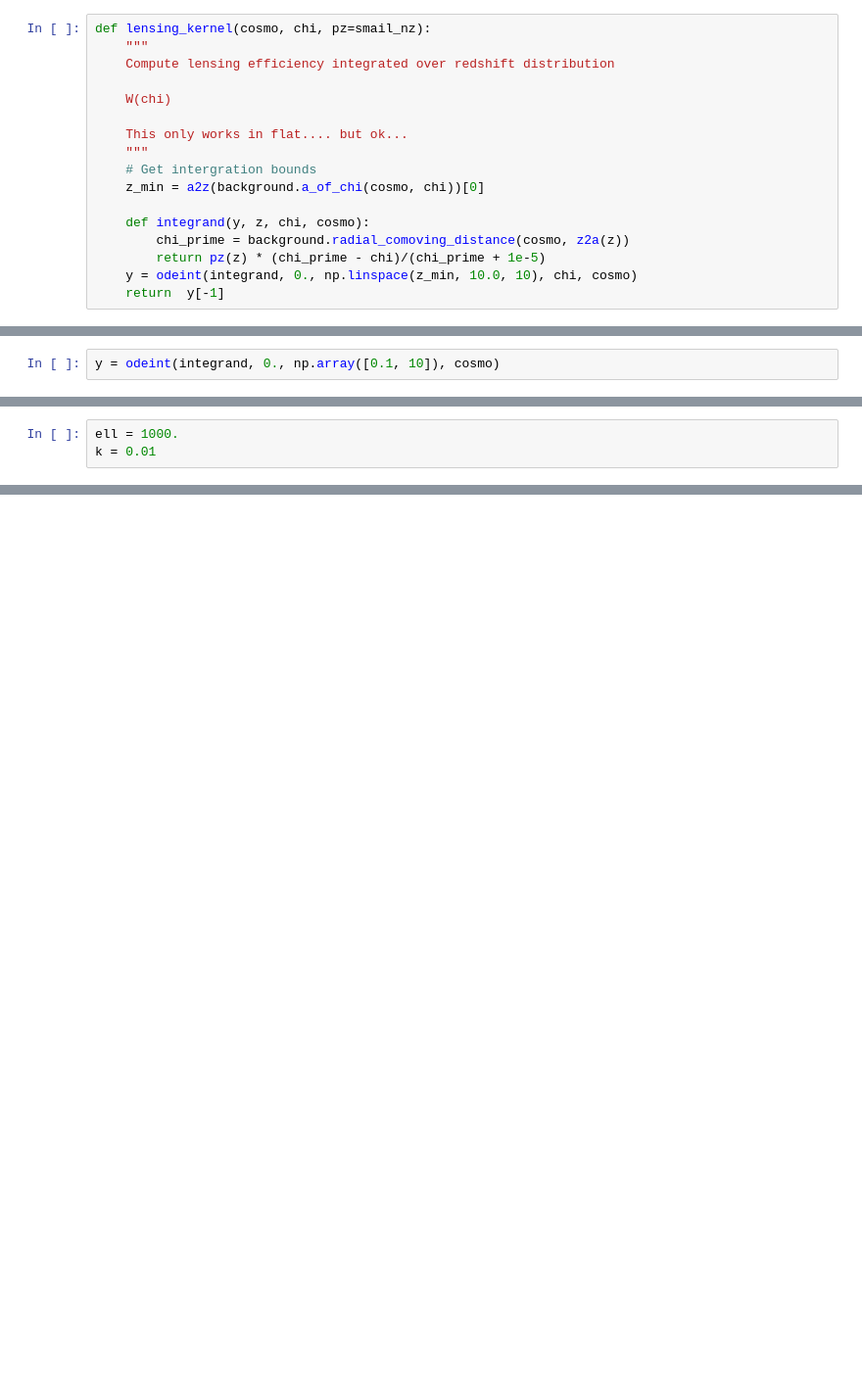
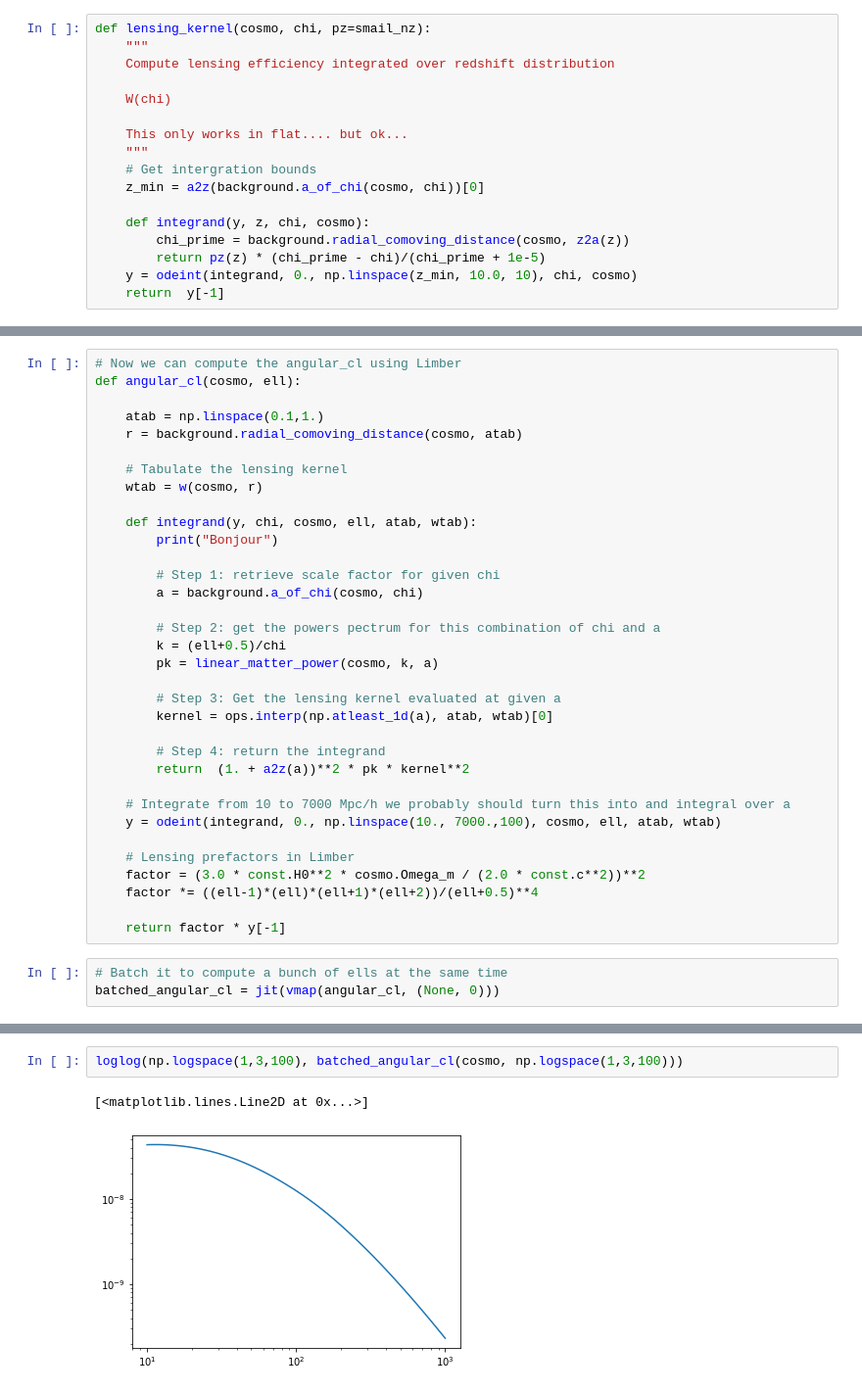
Before and after one commit to DifferentiableUniverseInitiative/jax_cosmo, a Jupyter notebook: notebooks/Lensing.ipynb, the cells around one changed output, grey strips where cells are left out. Shown: that part at 98% size. Cells and saved outputs as stored; diff of their text form; blank space fills up the shorter version.

Commit message:
Adds working lensing computation

```diff
--- a/notebooks/Lensing.ipynb
+++ b/notebooks/Lensing.ipynb
@@ -424,2 +61,0 @@ DeviceArray([6.988691], dtype=float32)
-# %%
-y = odeint(integrand, 0., np.array([0.1, 10]), cosmo)
@@ -430,3 +61,0 @@ Details: Can't lift level Traced<ShapedArray(float32[10,1]):JaxprTrace(level=2/2
-# %%
-ell = 1000.
-k = 0.01
@@ -513,0 +65,37 @@ DeviceArray([7169.3545  , 6395.16    , 5879.07    , 5471.508   ,
+# %%
+# Now we can compute the angular_cl using Limber
+def angular_cl(cosmo, ell):
+
+    atab = np.linspace(0.1,1.)
+    r = background.radial_comoving_distance(cosmo, atab)
+
+    # Tabulate the lensing kernel
+    wtab = w(cosmo, r)
+
+    def integrand(y, chi, cosmo, ell, atab, wtab):
+        print("Bonjour")
+
+        # Step 1: retrieve scale factor for given chi
+        a = background.a_of_chi(cosmo, chi)
+
+        # Step 2: get the powers pectrum for this combination of chi and a
+        k = (ell+0.5)/chi
+        pk = linear_matter_power(cosmo, k, a)
+
+        # Step 3: Get the lensing kernel evaluated at given a
+        kernel = ops.interp(np.atleast_1d(a), atab, wtab)[0]
+
+        # Step 4: return the integrand
+        return  (1. + a2z(a))**2 * pk * kernel**2
+
+    # Integrate from 10 to 7000 Mpc/h we probably should turn this into and integral over a
+    y = odeint(integrand, 0., np.linspace(10., 7000.,100), cosmo, ell, atab, wtab)
+
+    # Lensing prefactors in Limber
+    factor = (3.0 * const.H0**2 * cosmo.Omega_m / (2.0 * const.c**2))**2
+    factor *= ((ell-1)*(ell)*(ell+1)*(ell+2))/(ell+0.5)**4
+
+    return factor * y[-1]
+# %%
+# Batch it to compute a bunch of ells at the same time
+batched_angular_cl = jit(vmap(angular_cl, (None, 0)))
@@ -513,0 +125,5 @@ DeviceArray([7169.3545  , 6395.16    , 5879.07    , 5471.508   ,
+# %%
+loglog(np.logspace(1,3,100), batched_angular_cl(cosmo, np.logspace(1,3,100)))
+# %% [output]
+[<matplotlib.lines.Line2D at 0x...>]
+[figure, added]
```
Also changed, not shown: parts of 86 cells of this notebook.
